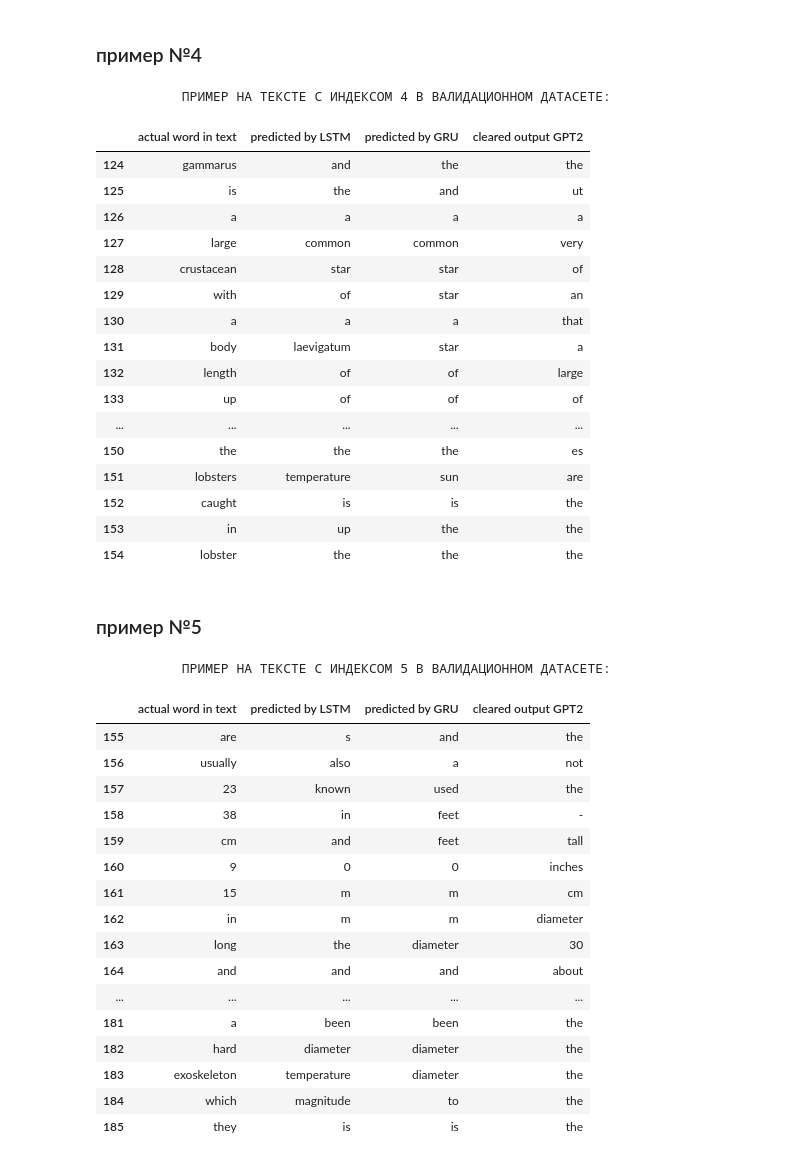
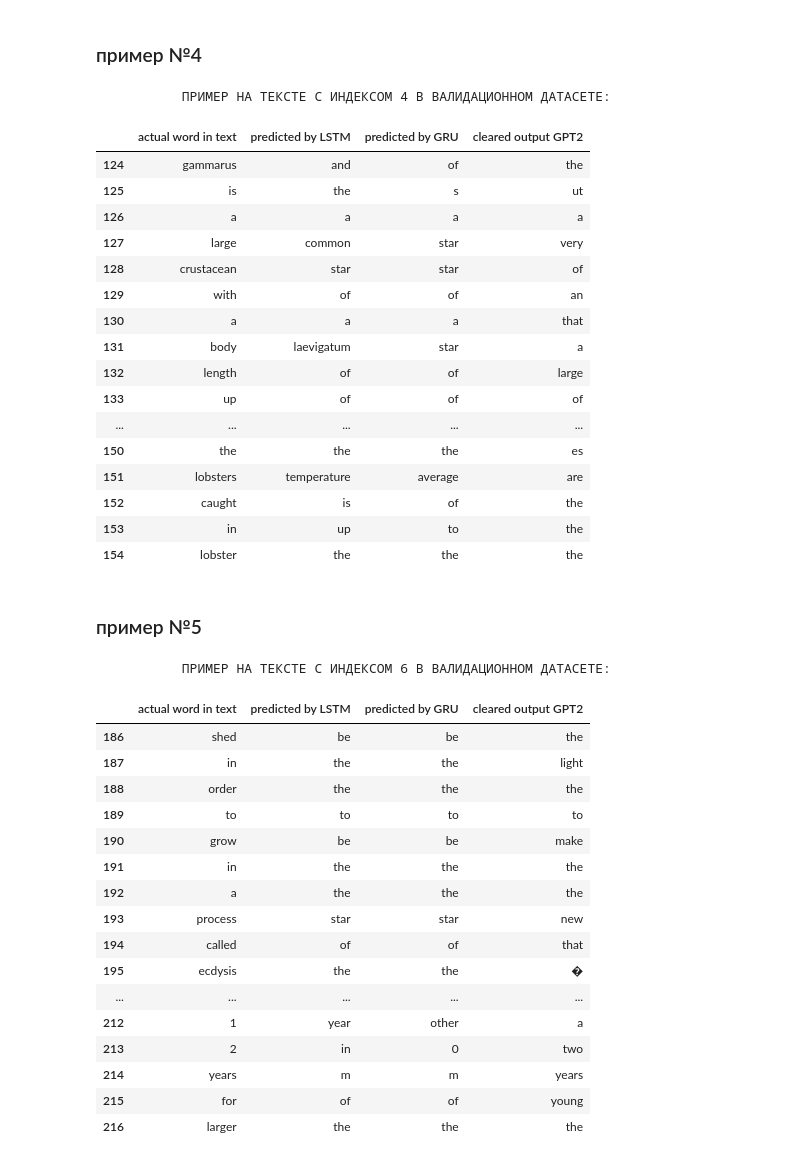
Before and after one commit to SanSanychSeva/Yandex_Practicum_DL_Engineer_2026_stream2, a Jupyter notebook: stream2_handson_project.ipynb, the cells around one changed output. Saved outputs shown, nothing was run; the diff lists cells and outputs as text; code cells hidden in the pictures.

```diff
--- a/stream2_handson_project.ipynb
+++ b/stream2_handson_project.ipynb
@@ -25,11 +25,11 @@ from transformers import GPT2LMHeadModel, GPT2TokenizerFast
 ## флаги отладки, ускоряющие повторный прогон
 **NB!:** при полном прогоне все флаги установлены в `True`, кроме `running_in_cloud` - в зависимости от платформы
 # %%
-running_in_cloud = False           # дополнительный прогон может быть на VM с GPU в облаке (без локальных сейвов)
-download_wikitext = False          # выбор источника датасета - интернет ресурсы библиотеки или локальный сейв
-run_LSTM_model = False             # если False, то модель загрузится из сейва последней эпохи до переобучения
-run_GRU_model = False              # а история всех эпох - из ее последнего сейва (включая эпохи переобучения)
-download_gpt_model = False
+running_in_cloud = False          # дополнительный прогон может быть на VM с GPU в облаке (без локальных сейвов)
+download_wikitext = True          # выбор источника датасета - интернет ресурсы библиотеки или локальный сейв
+run_LSTM_model = True             # если False, то модель загрузится из сейва последней эпохи до переобучения
+run_GRU_model = True              # а история всех эпох - из ее последнего сейва (включая эпохи переобучения)
+download_gpt_model = True
 # %% [markdown]
 ## глобальные параметры выполнения кода
 # %%
@@ -510,9 +510,8 @@ class WikiTextDataset(Dataset):
         label = self.labels[idx]
 
         # padding нам не нужен, так как все строки одинаковой длины уже
-        mask = np.ones(self.texts.shape)
 
-        # возвращаем текст, маску и класс
+        # возвращаем текст и класс
         return {
             'input_seq': torch.tensor(text, dtype=torch.long),
             'label': torch.tensor(label, dtype=torch.long)
@@ -973,6 +995,7 @@ else:
 # %% [markdown]
 ### сперва готовим те же данные на вход GPT2
 # %%
+X_val = val_numpy_array[:256,:-1]
 X_val
 # %% [output]
 array([[ 7003,  7989,   112, ...,   536,    17,    14],
@@ -1214,43 +1297,43 @@ view_df.iloc[31*4:31*5][[col for col in view_df.columns if col.find('match') ==
 # %% [output]
            ПРИМЕР НА ТЕКСТЕ С ИНДЕКСОМ 4 В ВАЛИДАЦИОННОМ ДАТАСЕТЕ:
 |  | actual word in text | predicted by LSTM | predicted by GRU | cleared output GPT2 |
-| 124 | gammarus | and | the | the |
-| 125 | is | the | and | ut |
+| 124 | gammarus | and | of | the |
+| 125 | is | the | s | ut |
 | 126 | a | a | a | a |
-| 127 | large | common | common | very |
+| 127 | large | common | star | very |
 | 128 | crustacean | star | star | of |
-| 129 | with | of | star | an |
+| 129 | with | of | of | an |
 | 130 | a | a | a | that |
 | 131 | body | laevigatum | star | a |
 | 132 | length | of | of | large |
 | 133 | up | of | of | of |
 | ... | ... | ... | ... | ... |
 | 150 | the | the | the | es |
-| 151 | lobsters | temperature | sun | are |
-| 152 | caught | is | is | the |
-| 153 | in | up | the | the |
+| 151 | lobsters | temperature | average | are |
+| 152 | caught | is | of | the |
+| 153 | in | up | to | the |
 | 154 | lobster | the | the | the |
 # %% [markdown]
 ### пример №5
 # %%
-print(' '*10, 'ПРИМЕР НА ТЕКСТЕ С ИНДЕКСОМ 5 В ВАЛИДАЦИОННОМ ДАТАСЕТЕ:')
-view_df.iloc[31*5:31*6][[col for col in view_df.columns if col.find('match') == -1]].iloc[:,:-1]
+print(' '*10, 'ПРИМЕР НА ТЕКСТЕ С ИНДЕКСОМ 6 В ВАЛИДАЦИОННОМ ДАТАСЕТЕ:')
+view_df.iloc[31*6:31*7][[col for col in view_df.columns if col.find('match') == -1]].iloc[:,:-1]
 # %% [output]
-           ПРИМЕР НА ТЕКСТЕ С ИНДЕКСОМ 5 В ВАЛИДАЦИОННОМ ДАТАСЕТЕ:
+           ПРИМЕР НА ТЕКСТЕ С ИНДЕКСОМ 6 В ВАЛИДАЦИОННОМ ДАТАСЕТЕ:
 |  | actual word in text | predicted by LSTM | predicted by GRU | cleared output GPT2 |
-| 155 | are | s | and | the |
-| 156 | usually | also | a | not |
-| 157 | 23 | known | used | the |
-| 158 | 38 | in | feet | - |
-| 159 | cm | and | feet | tall |
-| 160 | 9 | 0 | 0 | inches |
-| 161 | 15 | m | m | cm |
-| 162 | in | m | m | diameter |
-| 163 | long | the | diameter | 30 |
-| 164 | and | and | and | about |
+| 186 | shed | be | be | the |
+| 187 | in | the | the | light |
+| 188 | order | the | the | the |
+| 189 | to | to | to | to |
+| 190 | grow | be | be | make |
+| 191 | in | the | the | the |
+| 192 | a | the | the | the |
+| 193 | process | star | star | new |
+| 194 | called | of | of | that |
+| 195 | ecdysis | the | the | � |
 | ... | ... | ... | ... | ... |
-| 181 | a | been | been | the |
-| 182 | hard | diameter | diameter | the |
-| 183 | exoskeleton | temperature | diameter | the |
-| 184 | which | magnitude | to | the |
-| 185 | they | is | is | the |
+| 212 | 1 | year | other | a |
+| 213 | 2 | in | 0 | two |
+| 214 | years | m | m | years |
+| 215 | for | of | of | young |
+| 216 | larger | the | the | the |
```
Also changed, not shown: parts of 26 cells of this notebook.
